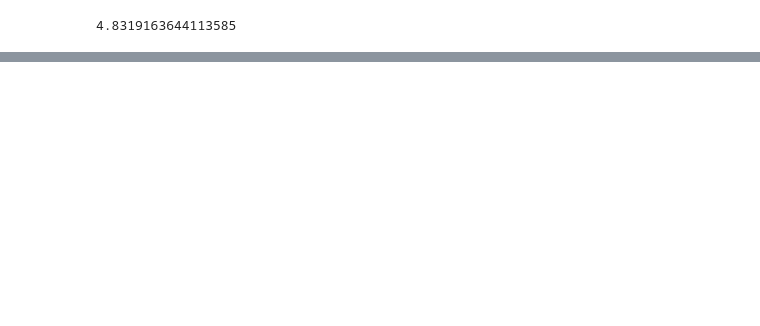
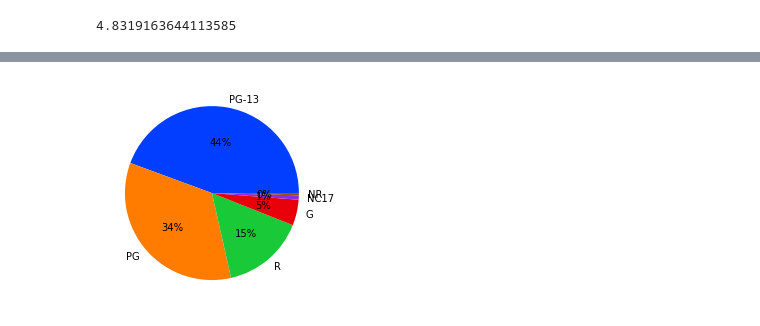
Before and after one commit to ARuizMartinezDeloitte/Capstone, a Jupyter notebook: notebooks/Ahmed-folder/opening_files.ipynb, the cells around one changed output, grey strips where cells are left out. Saved outputs shown, nothing was run; the diff lists cells and outputs as text; code cells hidden in the pictures; blank space fills up the shorter version.

```diff
--- a/notebooks/Ahmed-folder/opening_files.ipynb
+++ b/notebooks/Ahmed-folder/opening_files.ipynb
@@ -20,0 +17,3 @@ array(['R', 'PG-13', 'PG', 'NR', 'G', 'NC17'], dtype=object)
+# %%
+rt_movies['box_office'] = rt_movies['box_office'].str.replace(',', '')
+rt_movies['box_office'] = rt_movies['box_office'].astype(int)
@@ -509,0 +604,6 @@ df10 = df5[df5['studio']== 'WB (NL)']
+# %%
+ratings = rt_movies.groupby(by='rating').mean().sort_values(by=['box_office'], ascending=False)
+# %%
+ratings.drop(['id'], inplace=True, axis = 1)
+# %%
+ratings.reset_index(inplace=True)
@@ -509,0 +620,4 @@ df10 = df5[df5['studio']== 'WB (NL)']
+# %%
+pie2 = plt.pie(ratings.box_office, labels=ratings.rating, colors=palette_color, autopct='%.0f%%')
+# %% [output]
+[figure, added]
```
Also changed, not shown: parts of 32 cells of this notebook.
